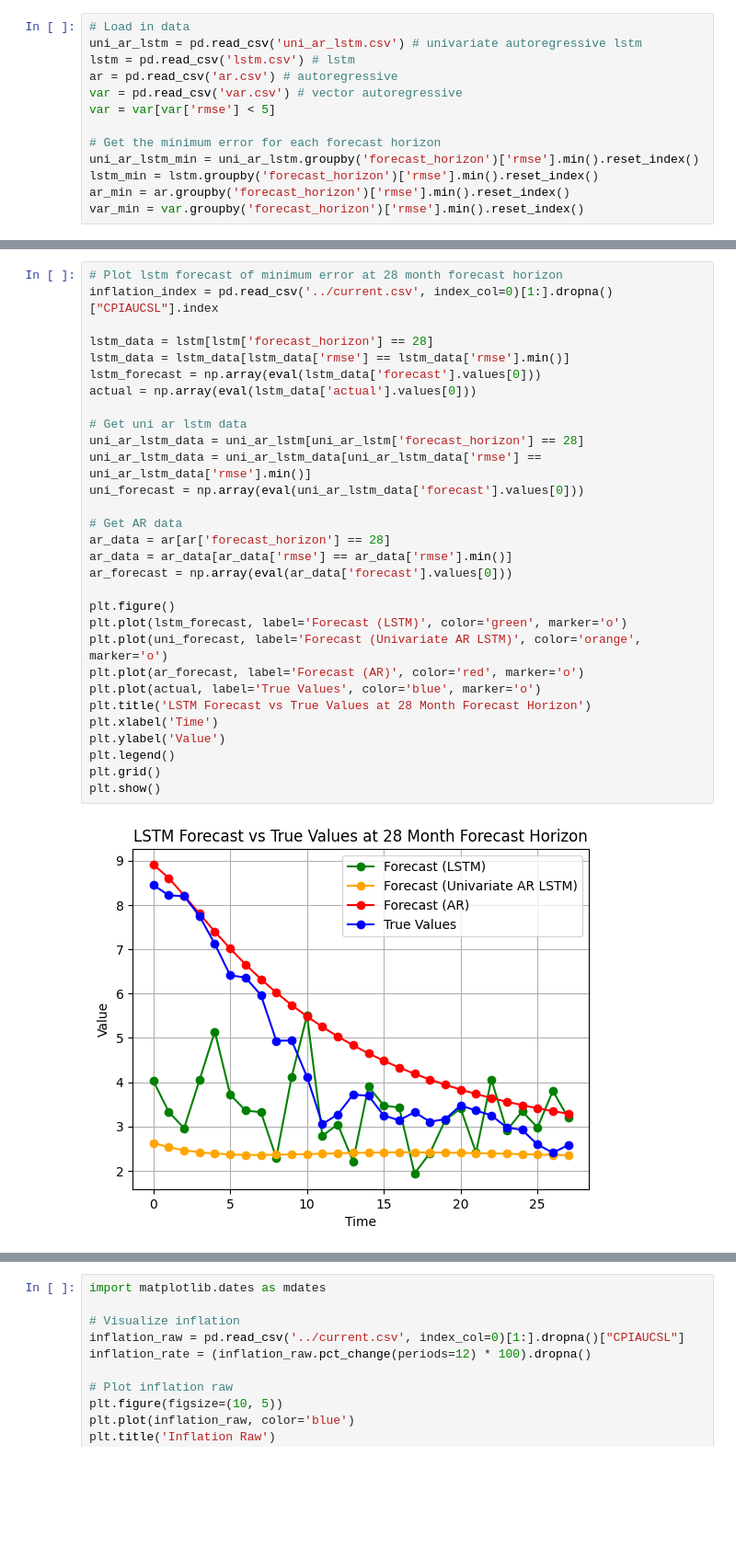
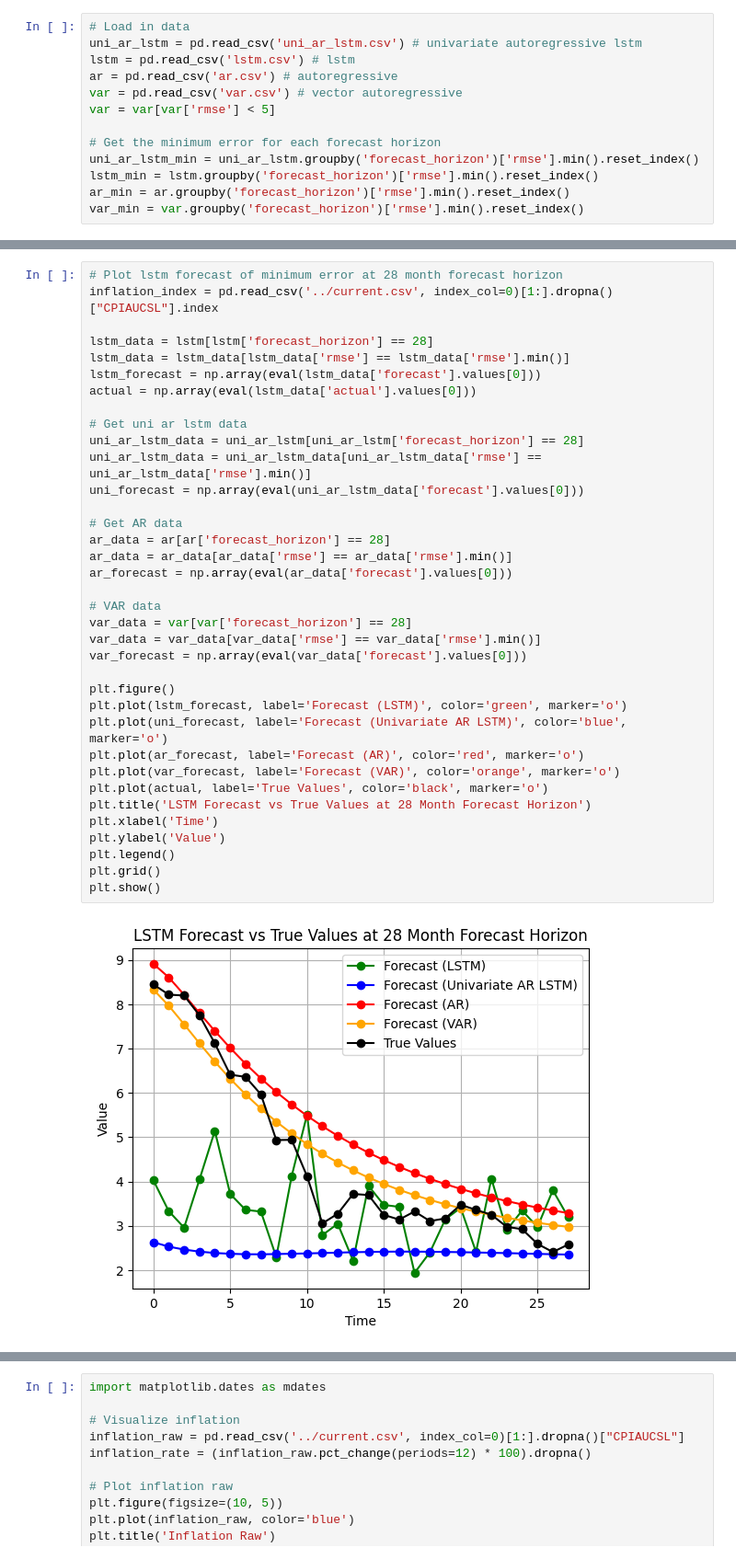
Before and after one commit to JawandS/macroeconvue, a Jupyter notebook: modeling/modeling/visualizer.ipynb, the cells around one changed output, grey strips where cells are left out. Shown: that part at 92% size. Saved outputs shown, nothing was run; the diff lists cells and outputs as text; blank space fills up the shorter version.

```diff
--- a/modeling/modeling/visualizer.ipynb
+++ b/modeling/modeling/visualizer.ipynb
@@ -81,35 +81,41 @@ plt.show()
 # %%
 # Plot lstm forecast of minimum error at 28 month forecast horizon
 inflation_index = pd.read_csv('../current.csv', index_col=0)[1:].dropna()["CPIAUCSL"].index
 
 lstm_data = lstm[lstm['forecast_horizon'] == 28]
 lstm_data = lstm_data[lstm_data['rmse'] == lstm_data['rmse'].min()]
 lstm_forecast = np.array(eval(lstm_data['forecast'].values[0]))
 actual = np.array(eval(lstm_data['actual'].values[0]))
 
 # Get uni ar lstm data
 uni_ar_lstm_data = uni_ar_lstm[uni_ar_lstm['forecast_horizon'] == 28]
 uni_ar_lstm_data = uni_ar_lstm_data[uni_ar_lstm_data['rmse'] == uni_ar_lstm_data['rmse'].min()]
 uni_forecast = np.array(eval(uni_ar_lstm_data['forecast'].values[0]))
 
 # Get AR data
 ar_data = ar[ar['forecast_horizon'] == 28]
 ar_data = ar_data[ar_data['rmse'] == ar_data['rmse'].min()]
 ar_forecast = np.array(eval(ar_data['forecast'].values[0]))
 
+# VAR data
+var_data = var[var['forecast_horizon'] == 28]
+var_data = var_data[var_data['rmse'] == var_data['rmse'].min()]
+var_forecast = np.array(eval(var_data['forecast'].values[0]))
+
 plt.figure()
 plt.plot(lstm_forecast, label='Forecast (LSTM)', color='green', marker='o')
-plt.plot(uni_forecast, label='Forecast (Univariate AR LSTM)', color='orange', marker='o')
+plt.plot(uni_forecast, label='Forecast (Univariate AR LSTM)', color='blue', marker='o')
 plt.plot(ar_forecast, label='Forecast (AR)', color='red', marker='o')
-plt.plot(actual, label='True Values', color='blue', marker='o')
+plt.plot(var_forecast, label='Forecast (VAR)', color='orange', marker='o')
+plt.plot(actual, label='True Values', color='black', marker='o')
 plt.title('LSTM Forecast vs True Values at 28 Month Forecast Horizon')
 plt.xlabel('Time')
 plt.ylabel('Value')
 plt.legend()
 plt.grid()
 plt.show()
 # %% [output]
-[figure, old version]
+[figure, new version]
 # %%
 # Plot lstm forecast of minimum error at 52 forecast horizon
 inflation_index = pd.read_csv('../current.csv', index_col=0)[1:].dropna()["CPIAUCSL"].index
```
Also changed, not shown: parts of 3 cells of this notebook, 2 other files.
